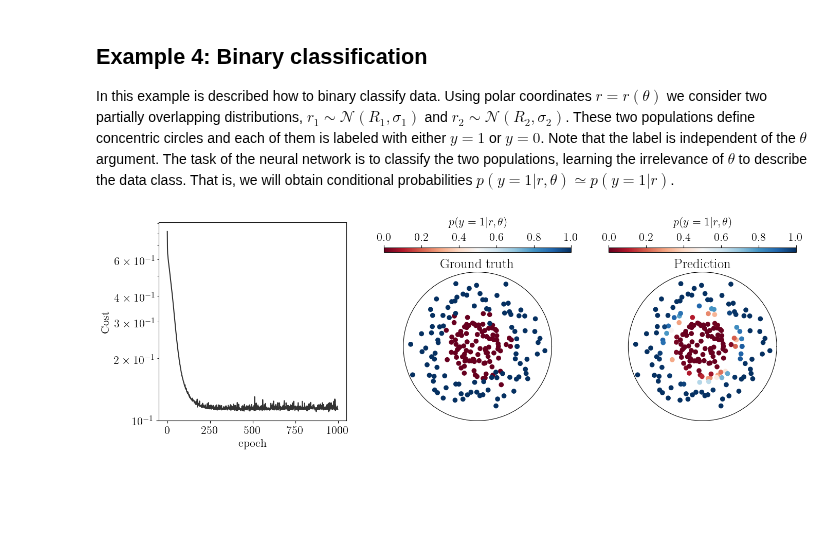
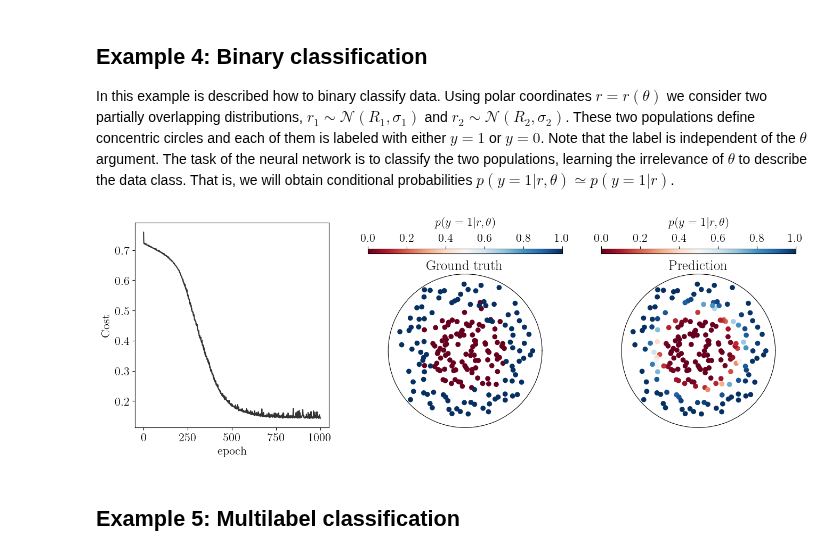
Before and after one commit to pastranacl/IAcobus, a Jupyter notebook: tutorial.ipynb, the cells around one changed output. Cells and saved outputs as stored; diff of their text form; code cells hidden in the pictures; blank space fills up the shorter version.

```diff
--- a/tutorial.ipynb
+++ b/tutorial.ipynb
@@ -338,14 +338,14 @@ topology = [2,1]
 activation_funcs = ['relu',
                     'sigmoid']
 n_inputs = 2
-ryc = NeuralNetwork(n_inputs,
+ryc = IAcobus(n_inputs,
                     topology,
                     activation_funcs,
                     cost_func='bin-cross-entropy')
 
 cost = ryc.train(X,
                  labels,
-                 num_epochs= 500,
+                 num_epochs=1000,
                  batch_size=10,
                  learning_rate=1e-2,
                  verbose=False)
@@ -360,6 +360,7 @@ from matplotlib import cm
 font = {'family' : 'serif',
         'weight' : 'normal',
         'size'   : 16}
+
 
 plt.rc('text', usetex=True)
 plt.rc('font', **font)
@@ -374,7 +375,7 @@ ax_cost = fig.add_subplot(1, 3, 1)
 ax_cost.plot(cost, color='#333333')
 ax_cost.set_ylabel(r"Cost")
 ax_cost.set_xlabel(r"epoch")
-ax_cost.set_yscale('log')
+#ax_cost.set_yscale('log')
 
 #---
 
@@ -401,31 +402,33 @@ cbar_ref = plt.colorbar(labels_reference_plot,
 cbar_ref.set_label(r'$p(y = 1 | r, \theta)$',  labelpad=10)
 
 #---
 
 ax_result = fig.add_subplot(1, 3, 3, projection='polar')
 
 ax_result.set_xticks([])
 ax_result.set_yticks([])
 ax_result.set_title("Prediction")
 
 labels_predicted_plot = ax_result.scatter(thetas,
                                             Rs,
                                             c = pred_labels,
                                             cmap=cm.RdBu,
                                             vmin=0.0,
                                             vmax=1.0)
 
 cbar_res = plt.colorbar(labels_predicted_plot,
                     ax=ax_result,
                     orientation='horizontal',
                     location='top',
                     pad=0.1,
                     aspect=40)
 
 cbar_res.set_label(r'$p(y = 1 | r, \theta)$',  labelpad=10)
 
 #---
 
 plt.show()
 # %% [output]
-[figure, old version]
+[figure, new version]
+# %% [markdown]
+## Example 5: Multilabel classification
```
Also changed, not shown: parts of 8 cells of this notebook, 2 other files.
